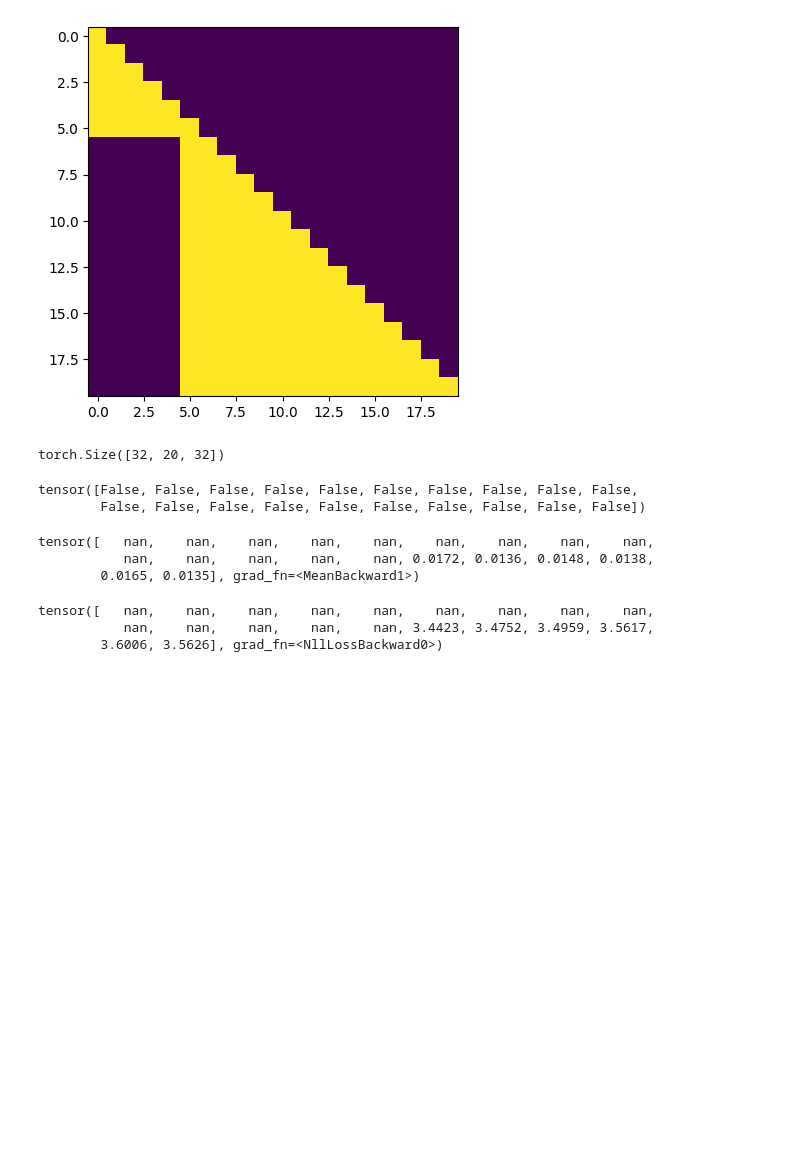
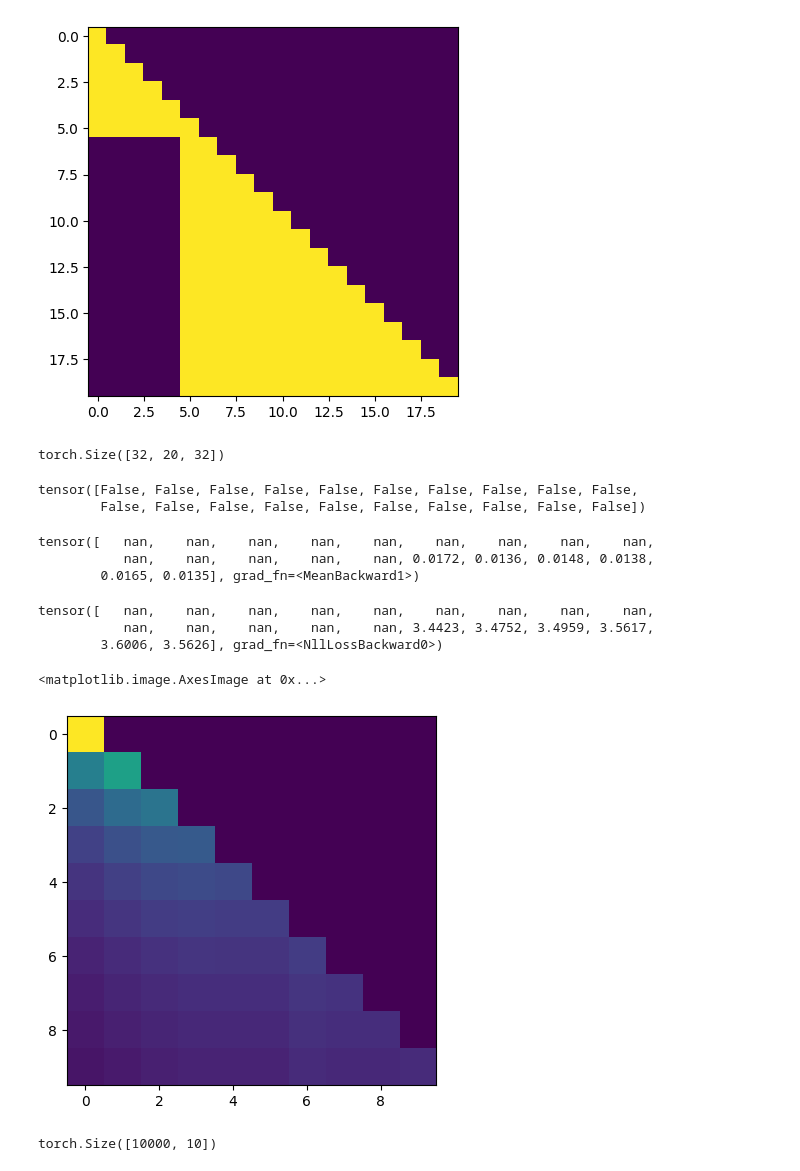
Before and after one commit to akarshkumar0101/transformer-memory, a Jupyter notebook: transformer-distilation/test.ipynb, the cells around one changed output. Drawn from its saved outputs; the diff is of its cells as text; code cells hidden in the pictures; blank space fills up the shorter version.

```diff
--- a/transformer-distilation/test.ipynb
+++ b/transformer-distilation/test.ipynb
@@ -92,3 +120,12 @@ nn.functional.cross_entropy(logits[0], torch.zeros(20, dtype=torch.long), reduct
 tensor([   nan,    nan,    nan,    nan,    nan,    nan,    nan,    nan,    nan,
            nan,    nan,    nan,    nan,    nan, 3.4423, 3.4752, 3.4959, 3.5617,
         3.6006, 3.5626], grad_fn=<NllLossBackward0>)
+# %%
+net = models.GPT(32, 32, 768, 12, 12, mask='causal')
+tok = torch.randint(0, 32, size=(16, 10))
+logits = net(tok)
+# %%
+plt.imshow(net.blocks[-1].attn_weights[7, 8].detach().cpu().numpy())
+# %% [output]
+<matplotlib.image.AxesImage at 0x...>
+[figure, added]
@@ -94,0 +135,4 @@ tensor([   nan,    nan,    nan,    nan,    nan,    nan,    nan,    nan,    nan,
+# %%
+tok.shape
+# %% [output]
+torch.Size([10000, 10])
```
Also changed, not shown: parts of 12 cells of this notebook, 3 other files.
